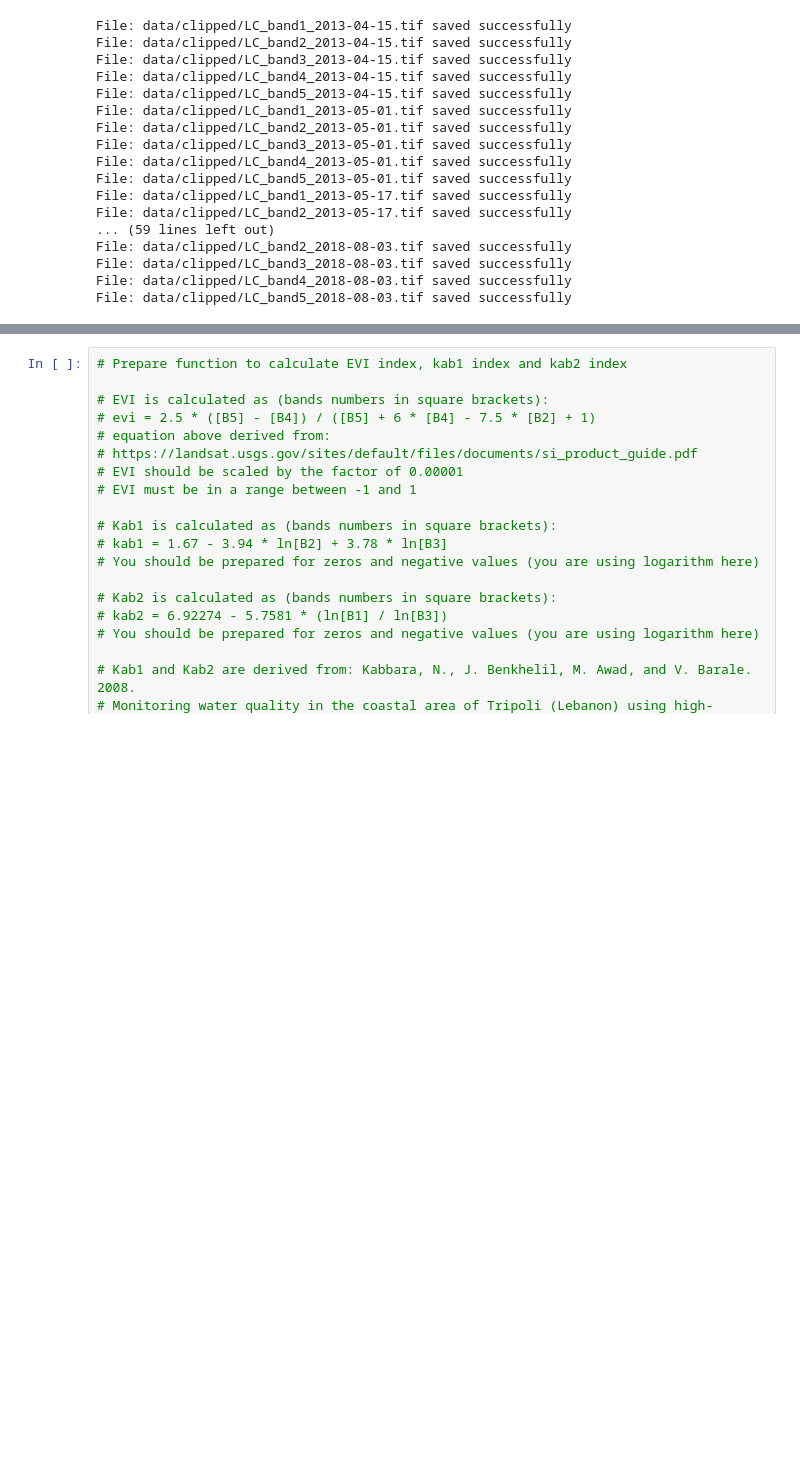
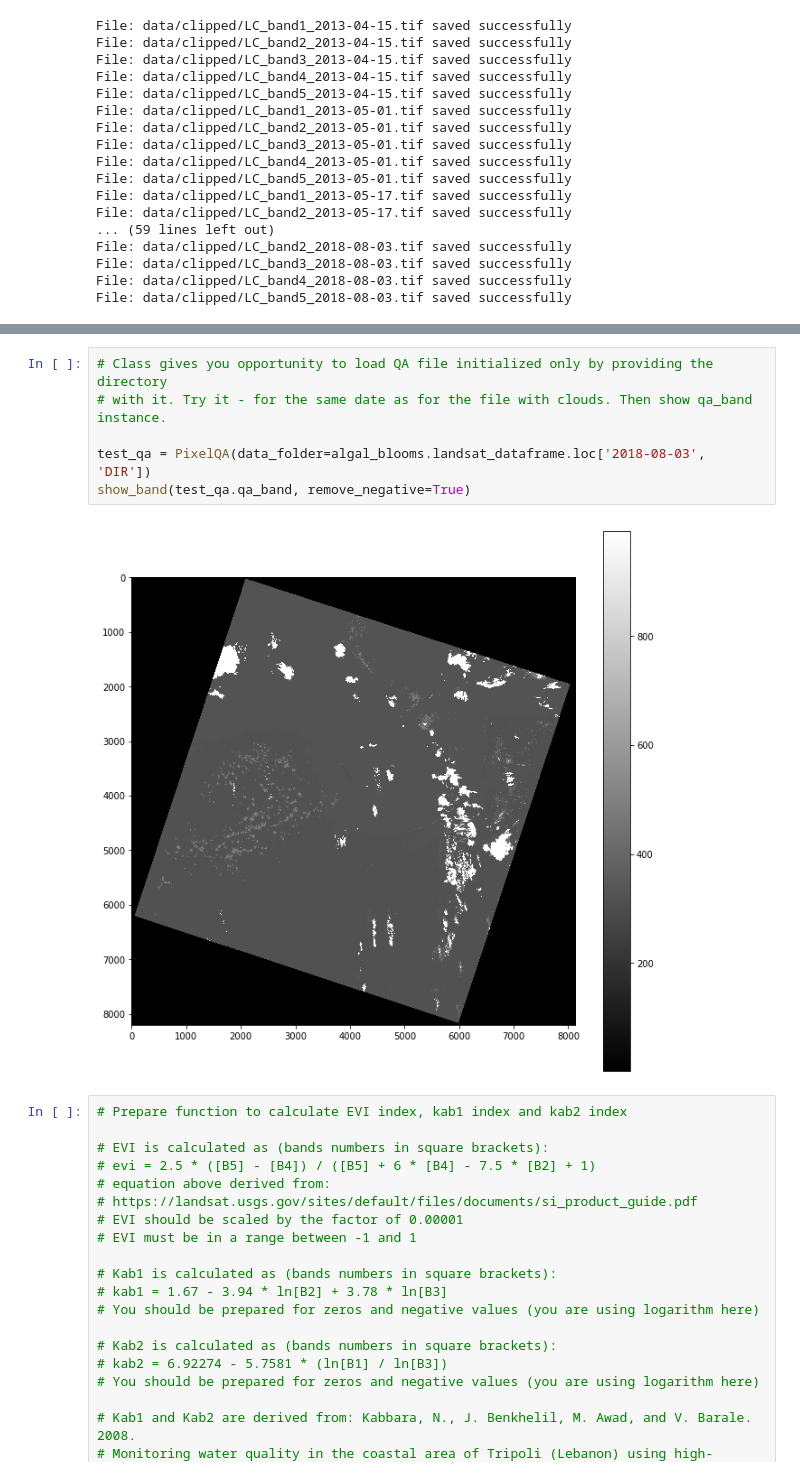
Before and after one commit to feleHaile/projections-clouds-and-Gdansk-Bay, a Jupyter notebook: example_solution.ipynb, the cells around one changed output, grey strips where cells are left out. Drawn from its saved outputs; the diff is of its cells as text; blank space fills up the shorter version.

Commit message:
clouds

```diff
--- a/example_solution.ipynb
+++ b/example_solution.ipynb
@@ -475,3 +622,11 @@ geo_df.head()
+# %%
+# Class gives you opportunity to load QA file initialized only by providing the directory
+# with it. Try it - for the same date as for the file with clouds. Then show qa_band instance.
+
+test_qa = PixelQA(data_folder=algal_blooms.landsat_dataframe.loc['2018-08-03', 'DIR'])
+show_band(test_qa.qa_band, remove_negative=True)
+# %% [output]
+[figure, added]
 # %%
 # Prepare function to calculate EVI index, kab1 index and kab2 index
 
```
Also changed, not shown: parts of 3 cells of this notebook.
